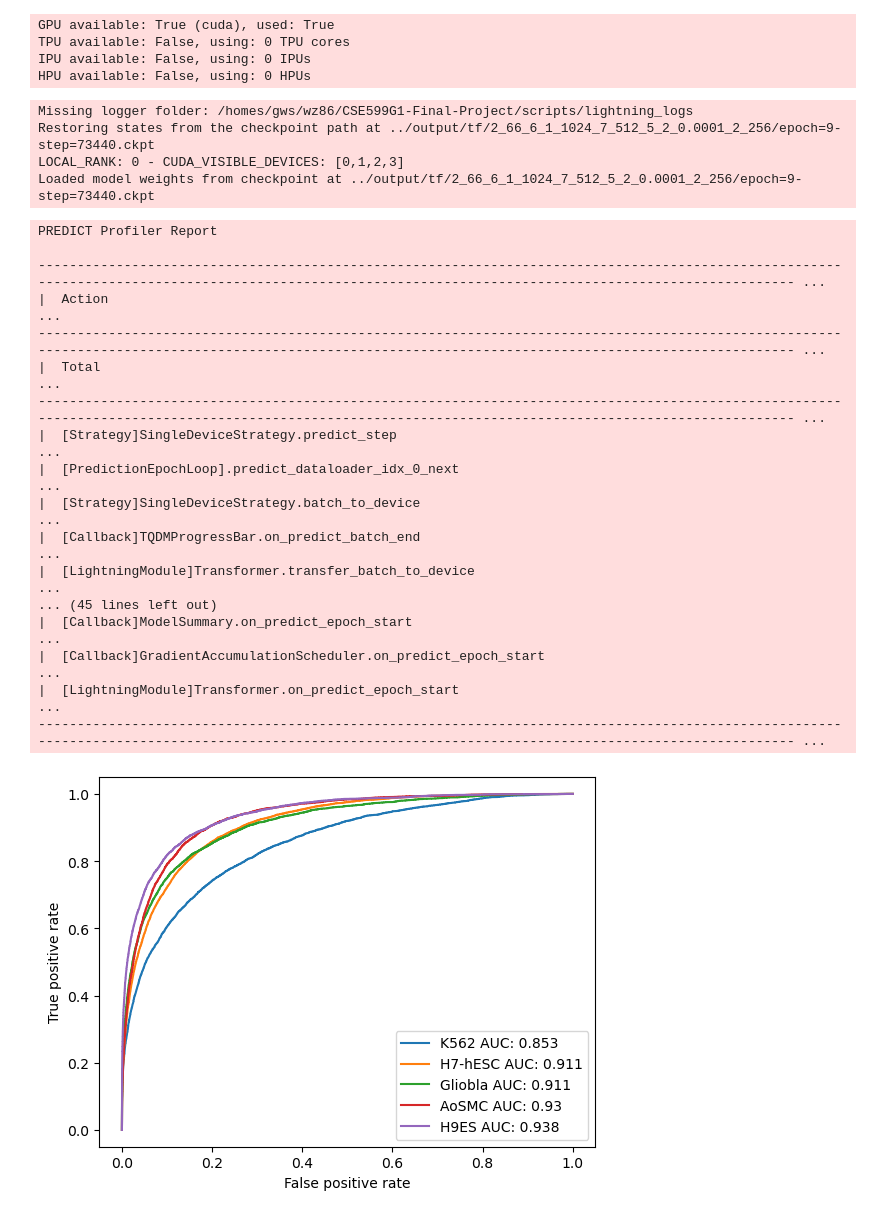
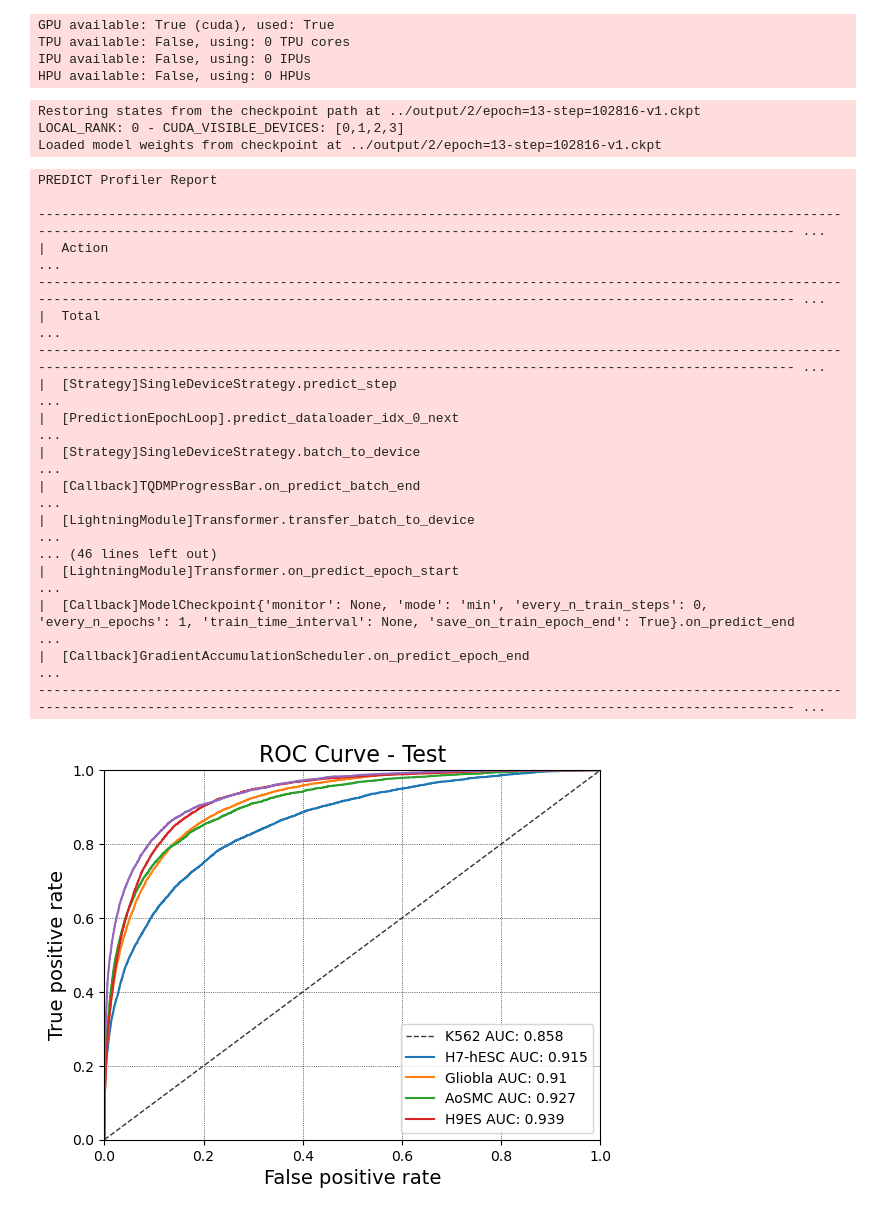
Before and after one commit to wuweizhang0723/CSE599G1-Final-Project, a Jupyter notebook: scripts/evaluate.ipynb, the cells around one changed output. Drawn from its saved outputs; the diff is of its cells as text; code cells hidden in the pictures.

```diff
--- a/scripts/evaluate.ipynb
+++ b/scripts/evaluate.ipynb
@@ -69,17 +69,17 @@ IPU available: False, using: 0 IPUs
 HPU available: False, using: 0 HPUs
 # %%
 checkpoint_path = '../output/tf/2_66_6_1_1024_7_512_5_2_0.0001_2_256/epoch=9-step=73440.ckpt'
+checkpoint_path = '../output/2/epoch=13-step=102816-v1.ckpt'
 
-predictions = trainer.predict(single_model, dataloaders=[valloader], ckpt_path=checkpoint_path)
+predictions = trainer.predict(single_model, dataloaders=[testloader], ckpt_path=checkpoint_path)
 predictions = torch.cat(predictions, dim=0).cpu().numpy()
 
 all_pred = predictions[:, :164]
 all_truth = predictions[:, 164:]
 # %% [output]
-Missing logger folder: /homes/gws/wz86/CSE599G1-Final-Project/scripts/lightning_logs
-Restoring states from the checkpoint path at ../output/tf/2_66_6_1_1024_7_512_5_2_0.0001_2_256/epoch=9-step=73440.ckpt
+Restoring states from the checkpoint path at ../output/2/epoch=13-step=102816-v1.ckpt
 LOCAL_RANK: 0 - CUDA_VISIBLE_DEVICES: [0,1,2,3]
-Loaded model weights from checkpoint at ../output/tf/2_66_6_1_1024_7_512_5_2_0.0001_2_256/epoch=9-step=73440.ckpt
+Loaded model weights from checkpoint at ../output/2/epoch=13-step=102816-v1.ckpt
 PREDICT Profiler Report
 
 -------------------------------------------------------------------------------------------------------------------------------------------------------------------------------------------------------- ...
@@ -92,26 +92,34 @@ PREDICT Profiler Report
 |  [Strategy]SingleDeviceStrategy.batch_to_device                                                                                                                                                        ...
 |  [Callback]TQDMProgressBar.on_predict_batch_end                                                                                                                                                        ...
 |  [LightningModule]Transformer.transfer_batch_to_device                                                                                                                                                 ...
-... (45 lines left out)
-|  [Callback]ModelSummary.on_predict_epoch_start                                                                                                                                                         ...
-|  [Callback]GradientAccumulationScheduler.on_predict_epoch_start                                                                                                                                        ...
+... (46 lines left out)
 |  [LightningModule]Transformer.on_predict_epoch_start                                                                                                                                                   ...
+|  [Callback]ModelCheckpoint{'monitor': None, 'mode': 'min', 'every_n_train_steps': 0, 'every_n_epochs': 1, 'train_time_interval': None, 'save_on_train_epoch_end': True}.on_predict_end                 ...
+|  [Callback]GradientAccumulationScheduler.on_predict_epoch_end                                                                                                                                          ...
 -------------------------------------------------------------------------------------------------------------------------------------------------------------------------------------------------------- ...
 # %%
 cell_indices = [('K562',120), ('H7-hESC',55), ('Gliobla',6), ('AoSMC',1), ('H9ES',13)]
 
-plt.xlabel("False positive rate")
-plt.ylabel("True positive rate")
+plt.title(f"ROC Curve - Test", fontsize=16)
+
+plt.grid(color="k", linestyle=":", linewidth=0.5)
+plt.plot([0, 1], [0, 1], 'k--', linewidth=1, alpha=0.8)
+plt.xlim([0, 1])
+plt.ylim([0, 1])
+
+plt.xlabel("False positive rate", fontsize=14)
+plt.ylabel("True positive rate", fontsize=14)
+
 all_auc_score = []
 for name, i in cell_indices:
     pred = all_pred[:, i]
     truth = all_truth[:, i]
     fpr, tpr, thresholds = metrics.roc_curve(truth, pred)
     plt.plot(fpr, tpr)
     score = metrics.roc_auc_score(truth, pred)
     all_auc_score.append(name + " AUC: " + str(round(score, 3)))
 
 plt.legend(all_auc_score)
 plt.show()
 # %% [output]
-[figure, old version]
+[figure, new version]
```
